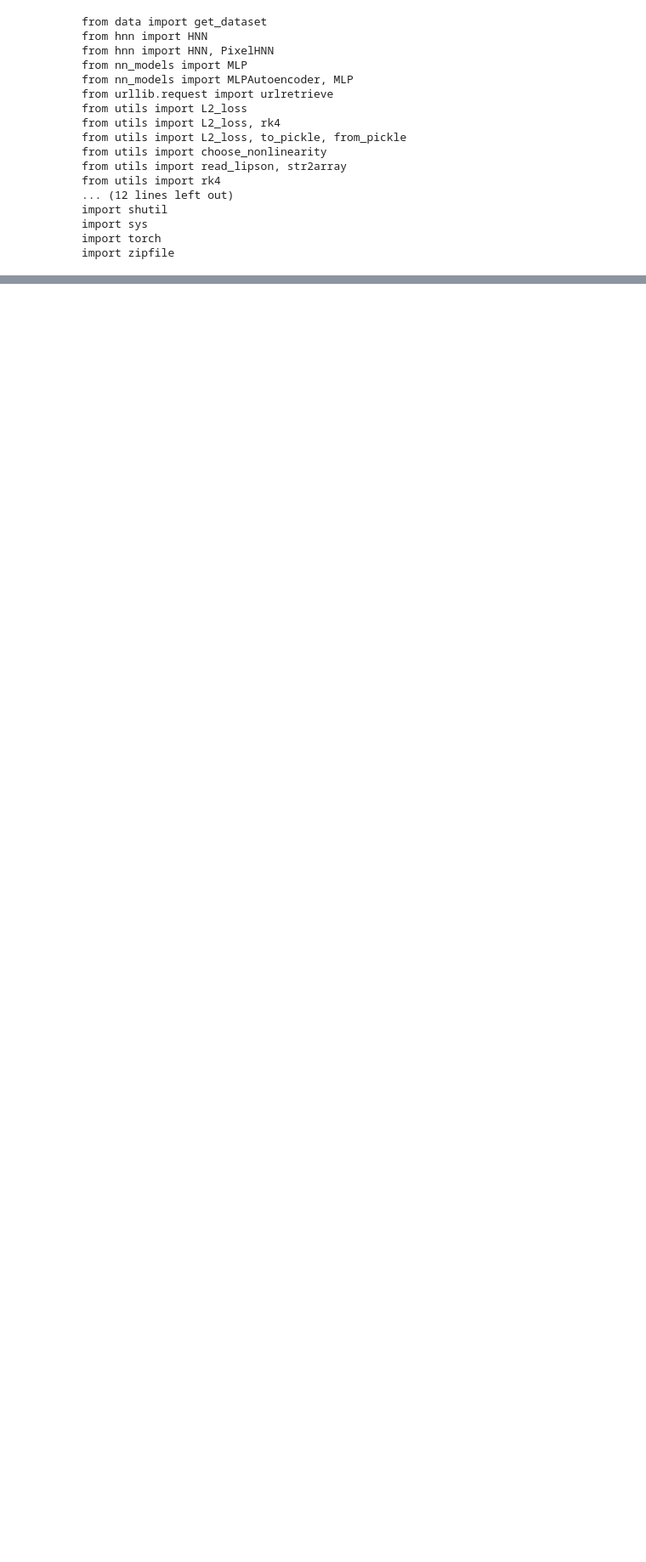
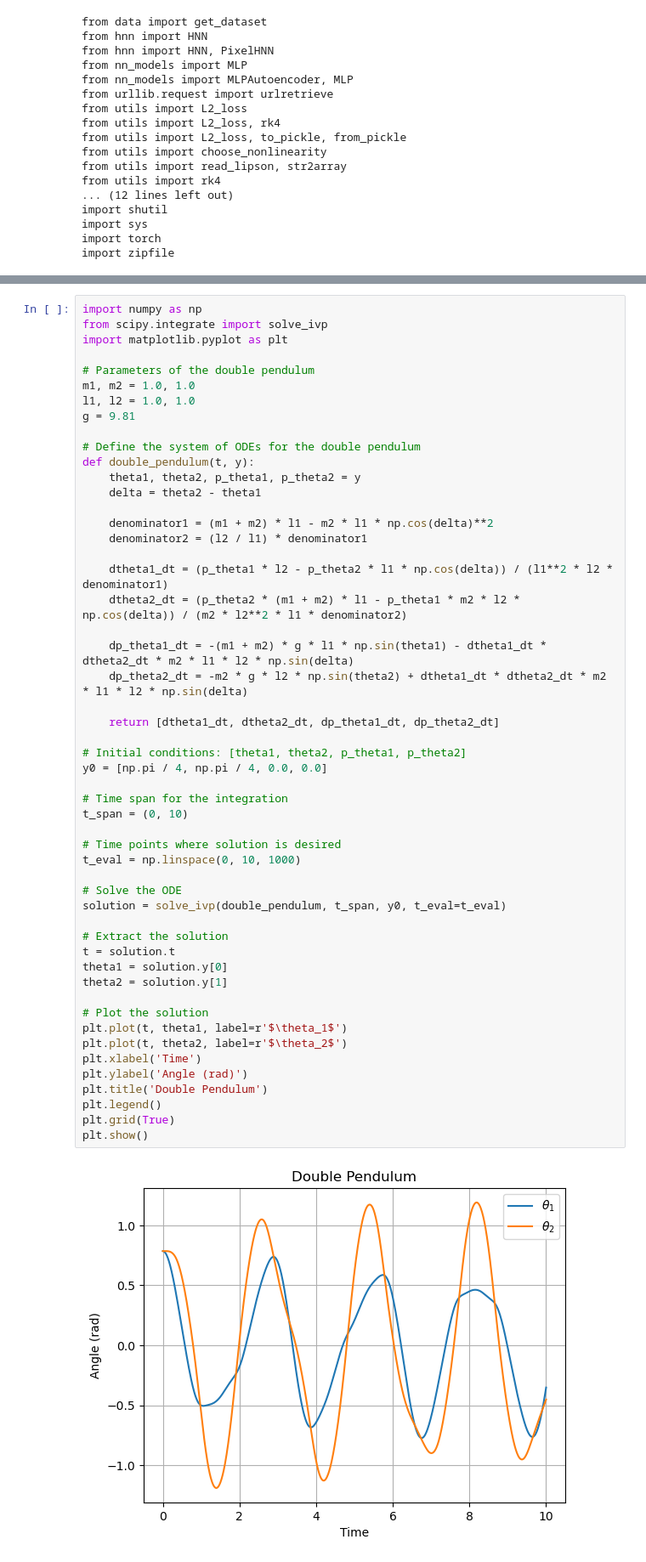
Before and after one commit to nranthony/hamiltonian-nn, a Jupyter notebook: scratch.ipynb, the cells around one changed output, grey strips where cells are left out. Shown at 85% size. Cells and saved outputs as stored; diff of their text form; blank space fills up the shorter version.

```diff
--- a/scratch.ipynb
+++ b/scratch.ipynb
@@ -50,0 +117,54 @@ import zipfile
+# %%
+import numpy as np
+from scipy.integrate import solve_ivp
+import matplotlib.pyplot as plt
+
+# Parameters of the double pendulum
+m1, m2 = 1.0, 1.0
+l1, l2 = 1.0, 1.0
+g = 9.81
+
+# Define the system of ODEs for the double pendulum
+def double_pendulum(t, y):
+    theta1, theta2, p_theta1, p_theta2 = y
+    delta = theta2 - theta1
+
+    denominator1 = (m1 + m2) * l1 - m2 * l1 * np.cos(delta)**2
+    denominator2 = (l2 / l1) * denominator1
+
+    dtheta1_dt = (p_theta1 * l2 - p_theta2 * l1 * np.cos(delta)) / (l1**2 * l2 * denominator1)
+    dtheta2_dt = (p_theta2 * (m1 + m2) * l1 - p_theta1 * m2 * l2 * np.cos(delta)) / (m2 * l2**2 * l1 * denominator2)
+
+    dp_theta1_dt = -(m1 + m2) * g * l1 * np.sin(theta1) - dtheta1_dt * dtheta2_dt * m2 * l1 * l2 * np.sin(delta)
+    dp_theta2_dt = -m2 * g * l2 * np.sin(theta2) + dtheta1_dt * dtheta2_dt * m2 * l1 * l2 * np.sin(delta)
+
+    return [dtheta1_dt, dtheta2_dt, dp_theta1_dt, dp_theta2_dt]
+
+# Initial conditions: [theta1, theta2, p_theta1, p_theta2]
+y0 = [np.pi / 4, np.pi / 4, 0.0, 0.0]
+
+# Time span for the integration
+t_span = (0, 10)
+
+# Time points where solution is desired
+t_eval = np.linspace(0, 10, 1000)
+
+# Solve the ODE
+solution = solve_ivp(double_pendulum, t_span, y0, t_eval=t_eval)
+
+# Extract the solution
+t = solution.t
+theta1 = solution.y[0]
+theta2 = solution.y[1]
+
+# Plot the solution
+plt.plot(t, theta1, label=r'$\theta_1$')
+plt.plot(t, theta2, label=r'$\theta_2$')
+plt.xlabel('Time')
+plt.ylabel('Angle (rad)')
+plt.title('Double Pendulum')
+plt.legend()
+plt.grid(True)
+plt.show()
+# %% [output]
+[figure, added]
```
Also changed, not shown: parts of 1 cell of this notebook, 3 other files.
